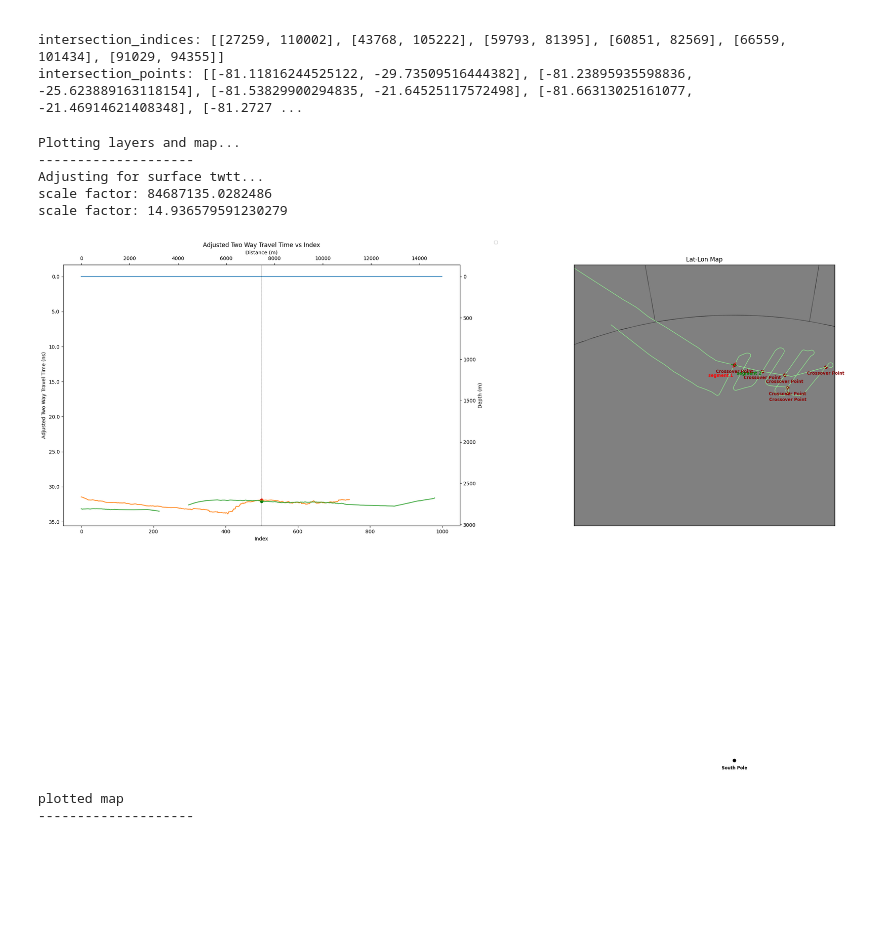
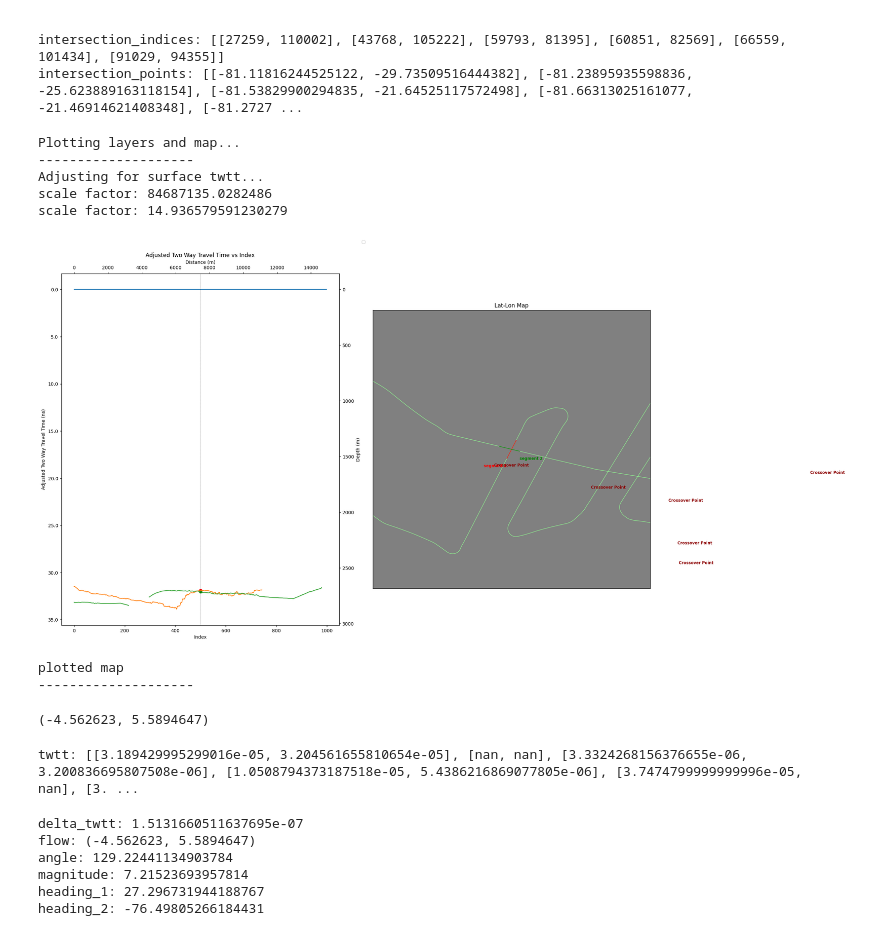
Before and after one commit to richardmoser/cresis_project, a Jupyter notebook: doit.ipynb, the cells around one changed output. Drawn from its saved outputs; the diff is of its cells as text; code cells hidden in the pictures; blank space fills up the shorter version.

```diff
--- a/doit.ipynb
+++ b/doit.ipynb
@@ -9,7 +9,7 @@ from project_classes import *
 from functions import *
 from iceflow_library import *
 # %%
-zoom = False
+zoom = True
 seg_length = 100
 season = "2018_Antarctica_DC8" # a layerData season
 season = "2016_Antarctica_DC8" # a season with both layer and layerData
@@ -475,10 +288,10 @@ def plot_layers_at_cross(layers, intersection_indices, intersection_points, zoom
         urcrnrx = 250000
         urcrnry = 250000
     else:
-        llcrnrx= -50000
-        llcrnry= -50000
-        urcrnrx= 50000
-        urcrnry= 50000
+        llcrnrx = -100000
+        llcrnry = -100000
+        urcrnrx = 100000
+        urcrnry = 100000
     lat_0 = intersection_points[cross_index][0]
     lon_0 = intersection_points[cross_index][1]
     m = Basemap(projection='ortho', lat_0=lat_0, lon_0=lon_0, llcrnrx=llcrnrx,
@@ -511,7 +324,7 @@ def plot_layers_at_cross(layers, intersection_indices, intersection_points, zoom
         m(layers[0].lon[intersection_indices[0][1] - offset], layers[0].lat[intersection_indices[0][1] - offset])[
             1], '\nsegment 2', fontsize='smaller', fontweight='bold', ha='left', va='top', color='green')
     # plot the South Pole
-    m.scatter(0, -90, latlon=True, color='black', linewidth=1, label='South Pole')
+    # m.scatter(0, -90, latlon=True, color='black', linewidth=1, label='South Pole')
     # plot the crossover points
     for point in intersection_points:
         m.scatter(point[1], point[0], latlon=True, color='darkred', linewidth=1, label='Crossover Point')
@@ -528,26 +341,77 @@ def plot_layers_at_cross(layers, intersection_indices, intersection_points, zoom
     # plot the crossover line
 
     x, y = m(0, -90)
-    plt.text(x, y, '\nSouth Pole', fontsize='smaller', fontweight='bold', ha='center', va='top', color='black')
+    # plt.text(x, y, '\nSouth Pole', fontsize='smaller', fontweight='bold', ha='center', va='top', color='black')
     plt.title("Lat-Lon Map")
     # set tight layout
     # plt.tight_layout()
 
     # save the plot
-    plt.savefig("layer_plot.png", dpi=250)
+    # plt.savefig("layer_plot.png", dpi=250)
 
     plt.show()
 
     print("plotted map")
     print("--------------------\n")
 # %%
-plot_layers_at_cross(layers, intersection_indices_base, intersection_points_base, zoom=zoom)
+# plot_layers_at_cross(layers, intersection_indices_base, intersection_points_base,cross_index=3, zoom=zoom)
+
+plot_layers_at_cross(layers, intersection_indices_base, intersection_points_base,cross_index=0, zoom=zoom)
 # %% [output]
 Plotting layers and map...
 --------------------
 Adjusting for surface twtt...
 scale factor: 84687135.0282486
 scale factor: 14.936579591230279
-[figure, old version]
+[figure, new version]
 plotted map
 --------------------
+# %%
+def nearest_flow_to_latlon(lat, lon, iceflow_data):
+    """
+    :param lat: the latitude of the point
+    :param lon: the longitude of the point
+    :param iceflow_data: the iceflow data
+    :return: the nearest iceflow data to the lat-lon point
+    """
+    # find the nearest x and y values in the iceflow data
+    x, y = latlon_to_xy(lat, lon)
+    x, y = find_nearest_unmasked_x_and_y(x, y, iceflow_data, max_radius=1000)
+    flow = flow_at_x_y(x, y, iceflow_data)
+    return flow
+
+nearest_flow_to_latlon(intersection_points_base[0][0], intersection_points_base[0][1], iceflow_data)
+# %% [output]
+(-4.562623, 5.5894647)
+# %%
+# calculate the twtt at the crossover point on both segments
+twtt = twtt_at_point(layers[1], layers[0], intersection_indices_base, quiet=True)
+print(f"twtt: {twtt}")
+# %% [output]
+twtt: [[3.189429995299016e-05, 3.204561655810654e-05], [nan, nan], [3.3324268156376655e-06, 3.200836695807508e-06], [1.0508794373187518e-05, 5.4386216869077805e-06], [3.7474799999999996e-05, nan], [3. ...
+# %%
+delta_twtt = twtt[0][1] - twtt[0][0]
+print(f"delta_twtt: {delta_twtt}")
+
+# find the angle and magnitude of the velocity at the crossover point
+flow = nearest_flow_to_latlon(intersection_points_base[0][0], intersection_points_base[0][1], iceflow_data)
+print(f"flow: {flow}")
+angle = math.degrees(math.atan2(flow[1], flow[0]))
+print(f"angle: {angle}")
+magnitude = math.sqrt(flow[0] ** 2 + flow[1] ** 2)
+print(f"magnitude: {magnitude}")
+
+# find the heading of the first segment
+heading_1 = find_heading(layers[0], intersection_indices_base[0][0])
+print(f"heading_1: {heading_1}")
+
+# find the heading of the second segment
+heading_2 = find_heading(layers[0], intersection_indices_base[0][1])
+print(f"heading_2: {heading_2}")
+# %% [output]
+delta_twtt: 1.5131660511637695e-07
+flow: (-4.562623, 5.5894647)
+angle: 129.22441134903784
+magnitude: 7.21523693957814
+heading_1: 27.296731944188767
+heading_2: -76.49805266184431
```
Also changed, not shown: parts of 4 cells of this notebook, 1 other file.
